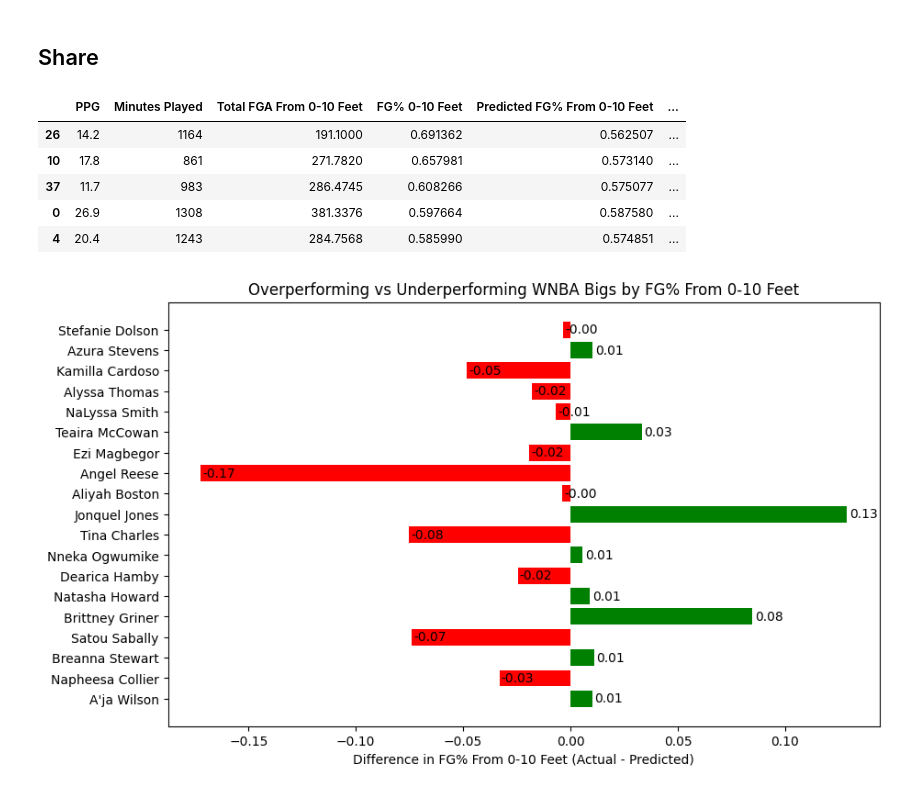
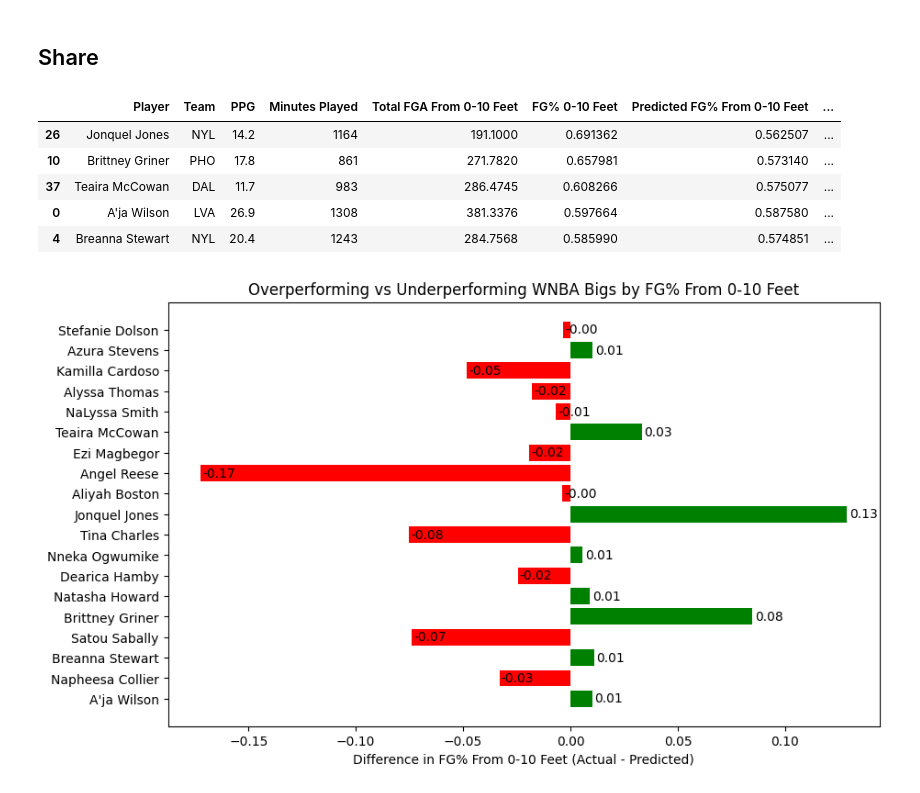
Before and after one commit to vtrackstar/Google-DA-Projects, a Jupyter notebook: 2024-wnba-bigs-linear-regression-and-kmeans.ipynb, the cells around one changed output. Saved outputs shown, nothing was run; the diff lists cells and outputs as text; code cells hidden in the pictures.

```diff
--- a/2024-wnba-bigs-linear-regression-and-kmeans.ipynb
+++ b/2024-wnba-bigs-linear-regression-and-kmeans.ipynb
@@ -174,22 +174,22 @@ Sbigs_stretch = bigstretch.sort_values(by='PTS', ascending=False)
 # %%
 overperformers = bigs.sort_values(by='FG%_0-10', ascending=False)
 overperformers[['Player', 'MP', 'PTS', 'FGA_0-10Tot', 'FG%_0-10', 'FG%_predicted', 'FG%_difference']]
 op = overperformers.copy()
 op.rename(columns={'PTS': 'PPG'}, inplace=True)
 op.rename(columns={'MP': 'Minutes Played'}, inplace=True)
 op.rename(columns={'FGA_0-10Tot': 'Total FGA From 0-10 Feet'}, inplace=True)
 op.rename(columns={'FG%_0-10': 'FG% 0-10 Feet'}, inplace=True)
 op.rename(columns={'FG%_predicted': 'Predicted FG% From 0-10 Feet'}, inplace=True)
 op.rename(columns={'FG%_difference': 'Difference In FG% From 0-10 Feet'}, inplace=True)
-col = ['PPG', 'Minutes Played', 'Total FGA From 0-10 Feet', 'FG% 0-10 Feet', 'Predicted FG% From 0-10 Feet', 'Difference In FG% From 0-10 Feet']
+col = ['Player', 'Team', 'PPG', 'Minutes Played', 'Total FGA From 0-10 Feet', 'FG% 0-10 Feet', 'Predicted FG% From 0-10 Feet', 'Difference In FG% From 0-10 Feet']
 op[col].head()
 # %% [output]
-|  | PPG | Minutes Played | Total FGA From 0-10 Feet | FG% 0-10 Feet | Predicted FG% From 0-10 Feet | ... |
-| 26 | 14.2 | 1164 | 191.1000 | 0.691362 | 0.562507 | ... |
-| 10 | 17.8 | 861 | 271.7820 | 0.657981 | 0.573140 | ... |
-| 37 | 11.7 | 983 | 286.4745 | 0.608266 | 0.575077 | ... |
-| 0 | 26.9 | 1308 | 381.3376 | 0.597664 | 0.587580 | ... |
-| 4 | 20.4 | 1243 | 284.7568 | 0.585990 | 0.574851 | ... |
+|  | Player | Team | PPG | Minutes Played | Total FGA From 0-10 Feet | FG% 0-10 Feet | Predicted FG% From 0-10 Feet | ... |
+| 26 | Jonquel Jones | NYL | 14.2 | 1164 | 191.1000 | 0.691362 | 0.562507 | ... |
+| 10 | Brittney Griner | PHO | 17.8 | 861 | 271.7820 | 0.657981 | 0.573140 | ... |
+| 37 | Teaira McCowan | DAL | 11.7 | 983 | 286.4745 | 0.608266 | 0.575077 | ... |
+| 0 | A'ja Wilson | LVA | 26.9 | 1308 | 381.3376 | 0.597664 | 0.587580 | ... |
+| 4 | Breanna Stewart | NYL | 20.4 | 1243 | 284.7568 | 0.585990 | 0.574851 | ... |
 # %%
 colors = np.where(bigs['FG%_difference'] > 0, 'green', 'red')
 
```
Also changed, not shown: parts of 1 cell of this notebook.
